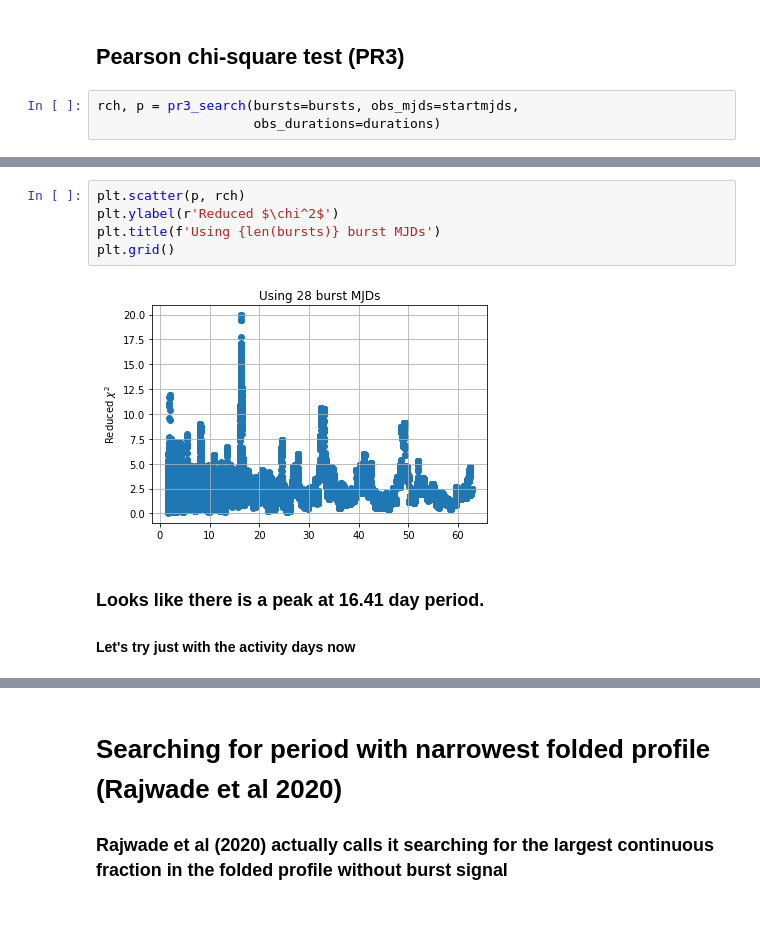
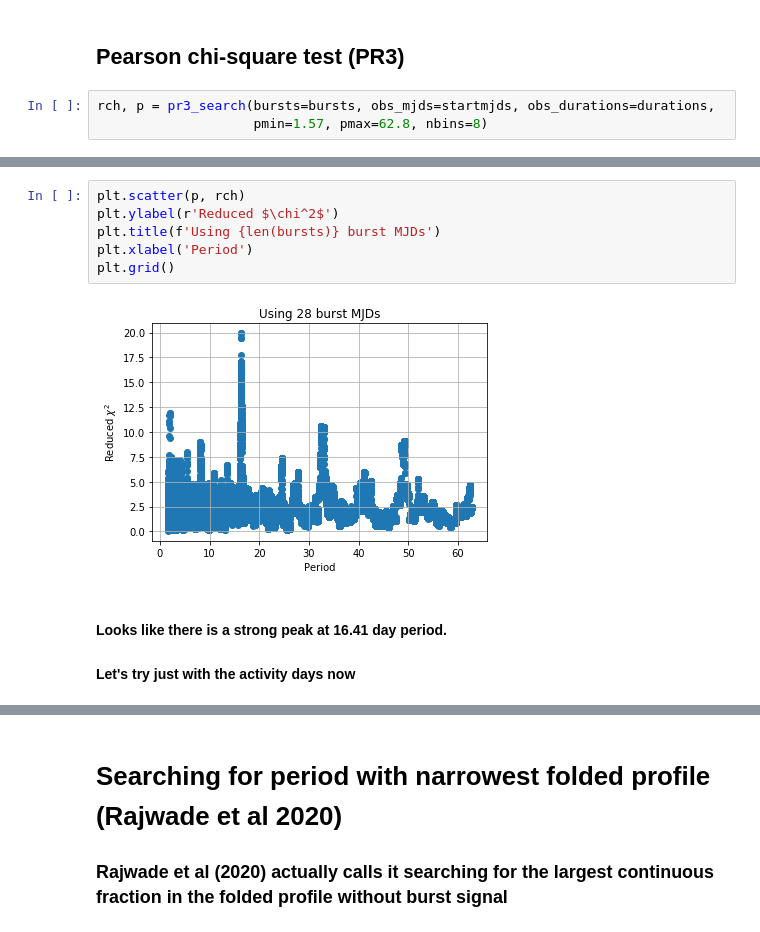
Before and after one commit to KshitijAggarwal/frbpa, a Jupyter notebook: examples/r3/chime_period_search.ipynb, the cells around one changed output, grey strips where cells are left out. Cells and saved outputs as stored; diff of their text form.

```diff
--- a/examples/r3/chime_period_search.ipynb
+++ b/examples/r3/chime_period_search.ipynb
@@ -38,6 +36,6 @@ durations = np.array(duration_dict['CHIME'][:-5])
 # %% [markdown]
 ## Pearson chi-square test (PR3)
 # %%
-rch, p = pr3_search(bursts=bursts, obs_mjds=startmjds,
-                    obs_durations=durations)
+rch, p = pr3_search(bursts=bursts, obs_mjds=startmjds, obs_durations=durations,
+                    pmin=1.57, pmax=62.8, nbins=8)
 # %% [output]
@@ -45,12 +43,13 @@ rch, p = pr3_search(bursts=bursts, obs_mjds=startmjds,
 # %%
 plt.scatter(p, rch)
 plt.ylabel(r'Reduced $\chi^2$')
 plt.title(f'Using {len(bursts)} burst MJDs')
+plt.xlabel('Period')
 plt.grid()
 # %% [output]
-[figure, old version]
+[figure, new version]
 # %% [markdown]
-### Looks like there is a peak at 16.41 day period.
+#### Looks like there is a strong peak at 16.41 day period.
 #### Let's try just with the activity days now
 # %%
 rch_uniq, p = pr3_search(bursts=unique_days, obs_mjds=startmjds,
```
Also changed, not shown: parts of 18 cells of this notebook, 2 other files.
